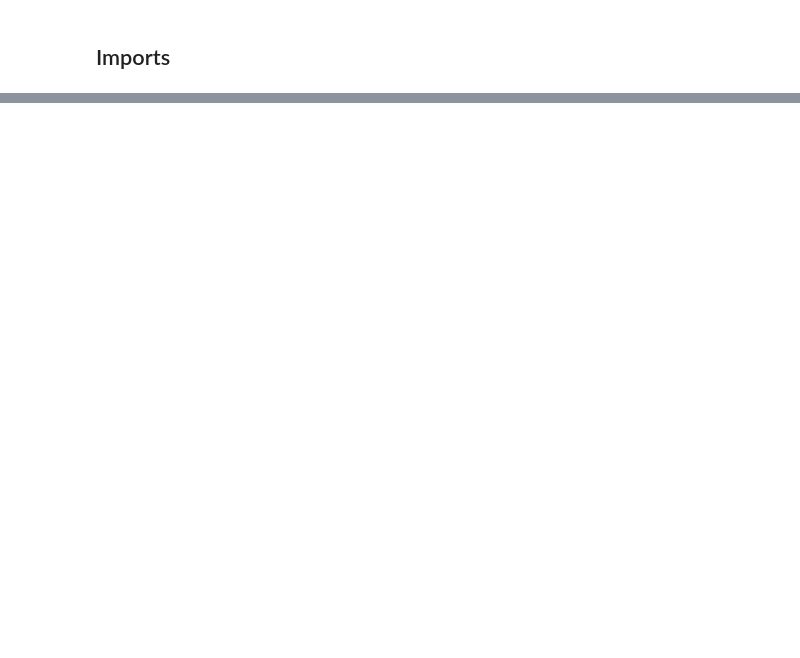
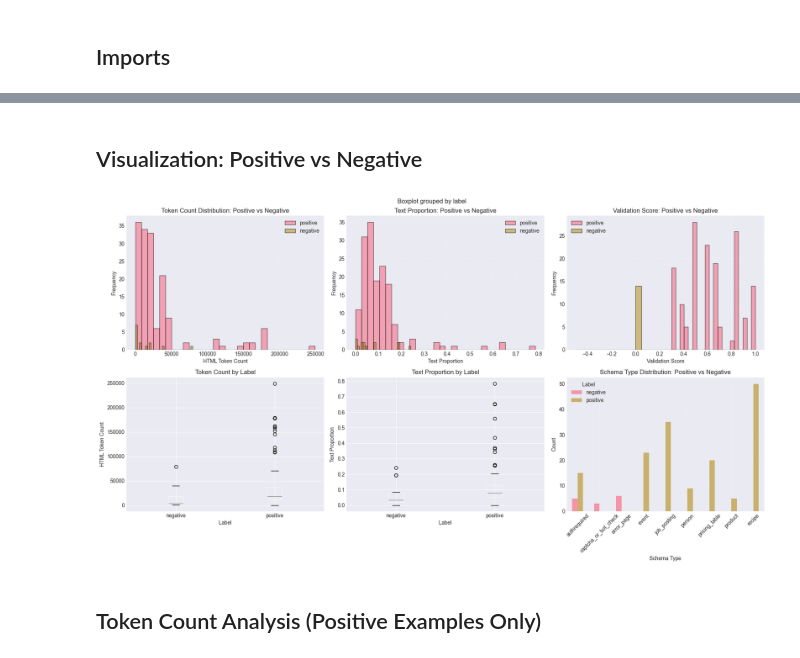
Before and after one commit to luarss/c4ai-crawlerlm, a Jupyter notebook: notebooks/00_eda.ipynb, the cells around one changed output, grey strips where cells are left out. Cells and saved outputs as stored; diff of their text form; code cells hidden in the pictures; blank space fills up the shorter version.

```diff
--- a/notebooks/00_eda.ipynb
+++ b/notebooks/00_eda.ipynb
@@ -470,0 +520,10 @@ Text proportion stats:
+# %%
+# Combine positive and negative dataframes
+# Note: negatives have extra columns (rejection_reason, found_fields, missing_fields)
+df_combined = pd.concat([df_positive, df_negative], ignore_index=True)
+
+print(f'Combined dataset: {len(df_combined)} total fragments')
+print(f'  Positive: {len(df_positive)} ({len(df_positive)/len(df_combined)*100:.1f}%)')
+print(f'  Negative: {len(df_negative)} ({len(df_negative)/len(df_combined)*100:.1f}%)')
+
+df_combined.head()
@@ -470,0 +577,69 @@ Text proportion stats:
+# %% [markdown]
+## Visualization: Positive vs Negative
+# %%
+# Create comparison visualizations
+fig, axes = plt.subplots(2, 3, figsize=(18, 10))
+
+# 1. Token count distribution by label
+for label in ['positive', 'negative']:
+    subset = df_combined[df_combined['label'] == label]
+    axes[0, 0].hist(subset['html_tokens'], bins=30, alpha=0.6, label=label, edgecolor='black')
+axes[0, 0].set_xlabel('HTML Token Count')
+axes[0, 0].set_ylabel('Frequency')
+axes[0, 0].set_title('Token Count Distribution: Positive vs Negative')
+axes[0, 0].legend()
+axes[0, 0].grid(True, alpha=0.3)
+
+# 2. Text proportion distribution by label
+for label in ['positive', 'negative']:
+    subset = df_combined[df_combined['label'] == label]
+    axes[0, 1].hist(subset['text_proportion'], bins=30, alpha=0.6, label=label, edgecolor='black')
+axes[0, 1].set_xlabel('Text Proportion')
+axes[0, 1].set_ylabel('Frequency')
+axes[0, 1].set_title('Text Proportion: Positive vs Negative')
+axes[0, 1].legend()
+axes[0, 1].grid(True, alpha=0.3)
+
+# 3. Validation score distribution by label
+for label in ['positive', 'negative']:
+    subset = df_combined[df_combined['label'] == label]
+    axes[0, 2].hist(subset['validation_score'].dropna(), bins=20, alpha=0.6, label=label, edgecolor='black')
+axes[0, 2].set_xlabel('Validation Score')
+axes[0, 2].set_ylabel('Frequency')
+axes[0, 2].set_title('Validation Score: Positive vs Negative')
+axes[0, 2].legend()
+axes[0, 2].grid(True, alpha=0.3)
+
+# 4. Box plot: token count by label
+df_combined.boxplot(column='html_tokens', by='label', ax=axes[1, 0])
+axes[1, 0].set_xlabel('Label')
+axes[1, 0].set_ylabel('HTML Token Count')
+axes[1, 0].set_title('Token Count by Label')
+plt.sca(axes[1, 0])
+plt.xticks(rotation=0)
+
+# 5. Box plot: text proportion by label
+df_combined.boxplot(column='text_proportion', by='label', ax=axes[1, 1])
+axes[1, 1].set_xlabel('Label')
+axes[1, 1].set_ylabel('Text Proportion')
+axes[1, 1].set_title('Text Proportion by Label')
+plt.sca(axes[1, 1])
+plt.xticks(rotation=0)
+
+# 6. Schema type distribution: positive vs negative
+schema_label_counts = df_combined.groupby(['schema_type', 'label']).size().unstack(fill_value=0)
+schema_label_counts.plot(kind='bar', ax=axes[1, 2], alpha=0.7)
+axes[1, 2].set_xlabel('Schema Type')
+axes[1, 2].set_ylabel('Count')
+axes[1, 2].set_title('Schema Type Distribution: Positive vs Negative')
+axes[1, 2].legend(title='Label')
+axes[1, 2].grid(True, alpha=0.3)
+plt.sca(axes[1, 2])
+plt.xticks(rotation=45)
+
+plt.tight_layout()
+plt.show()
+# %% [output]
+[figure, added]
+# %% [markdown]
+## Token Count Analysis (Positive Examples Only)
```
Also changed, not shown: parts of 53 cells of this notebook.
